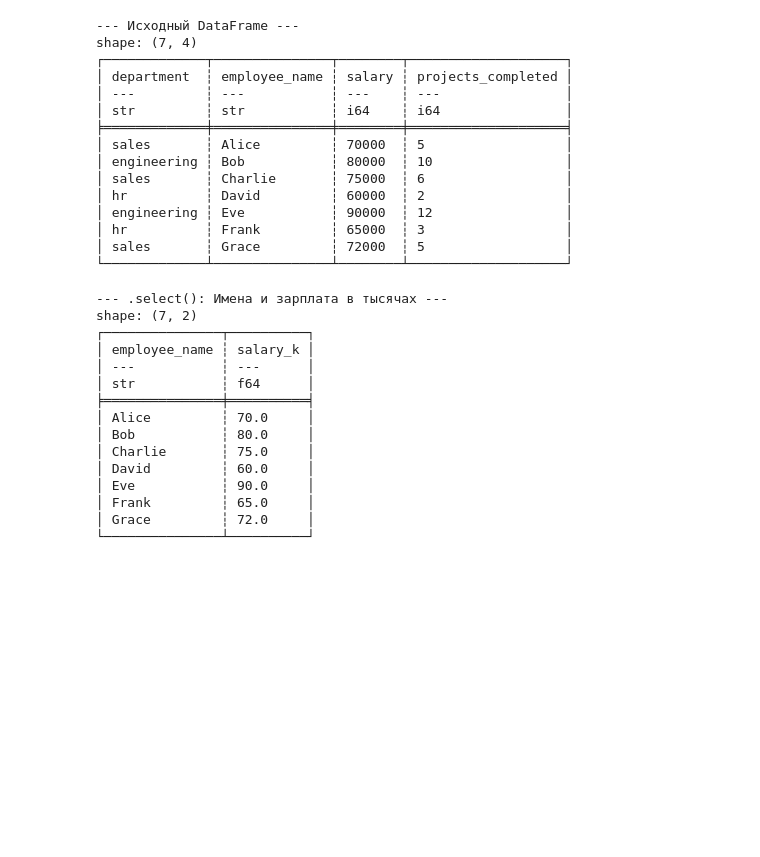
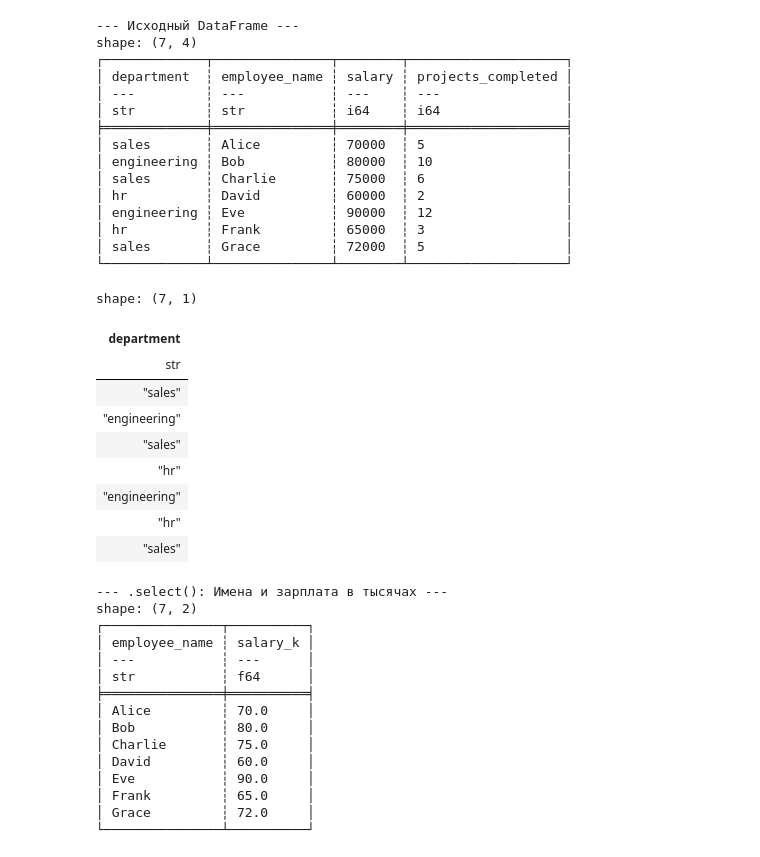
Before and after one commit to quantviews/financial-markets-2025, a Jupyter notebook: ipynb/Russian_corporate_data_RFSD_2025.ipynb, the cells around one changed output. Cells and saved outputs as stored; diff of their text form; code cells hidden in the pictures; blank space fills up the shorter version.

```diff
--- a/ipynb/Russian_corporate_data_RFSD_2025.ipynb
+++ b/ipynb/Russian_corporate_data_RFSD_2025.ipynb
@@ -603,6 +625,19 @@ shape: (7, 4)
 │ hr          ┆ Frank         ┆ 65000  ┆ 3                  │
 │ sales       ┆ Grace         ┆ 72000  ┆ 5                  │
 └─────────────┴───────────────┴────────┴────────────────────┘
+# %%
+df_example.select(pl.col("department"))
+# %% [output]
+shape: (7, 1)
+| department |
+| str |
+| "sales" |
+| "engineering" |
+| "sales" |
+| "hr" |
+| "engineering" |
+| "hr" |
+| "sales" |
 # %%
 # 2. .select() - Выбор и создание столбцов
 # Выберем имена сотрудников и их зарплату в тысячах
```
Also changed, not shown: parts of 44 cells of this notebook.
